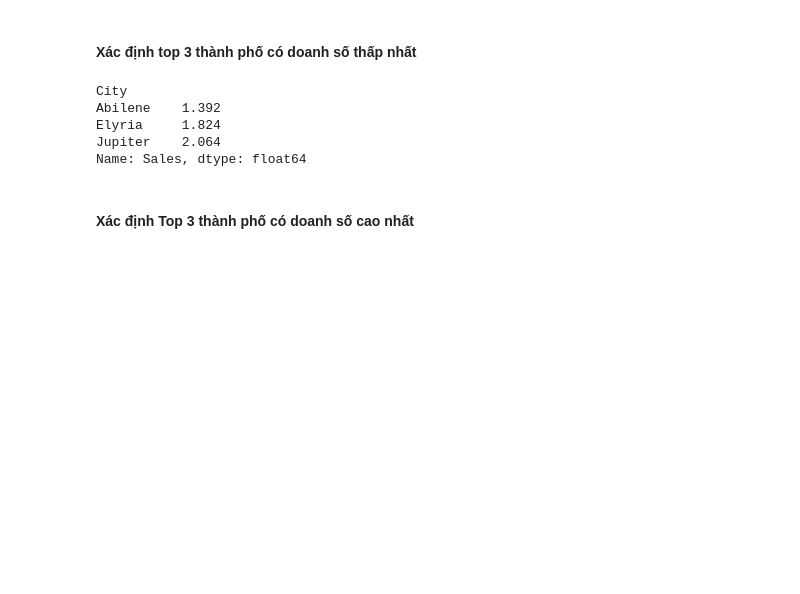
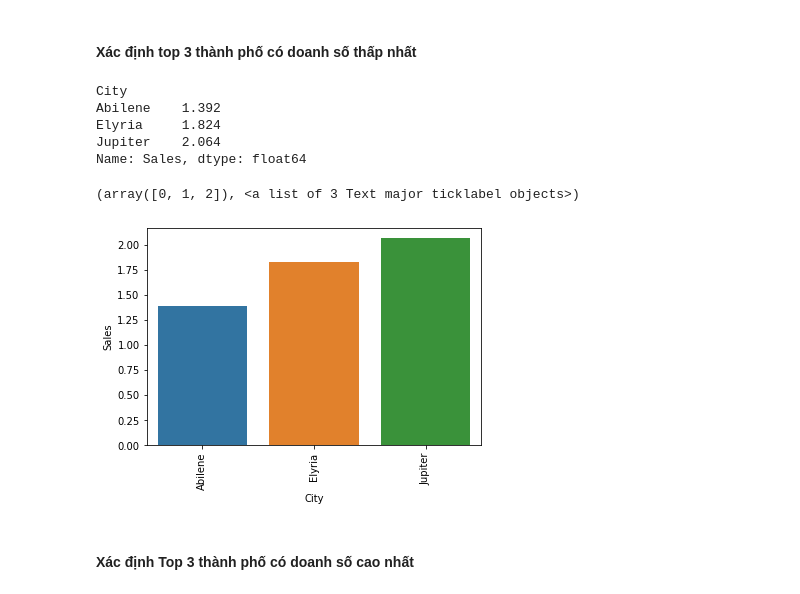
Before and after one commit to khanh22mse23057/python4engineer-assignments, a Jupyter notebook: FinalAssignments_Practice&Build_API_with_Superstore_Sales_Dataset_Analysis.ipynb, the cells around one changed output. Drawn from its saved outputs; the diff is of its cells as text; code cells hidden in the pictures; blank space fills up the shorter version.

```diff
--- a/FinalAssignments_Practice&Build_API_with_Superstore_Sales_Dataset_Analysis.ipynb
+++ b/FinalAssignments_Practice&Build_API_with_Superstore_Sales_Dataset_Analysis.ipynb
@@ -240,13 +272,19 @@ revenue_by_city = revenue_by_city_data.plot()
 #### Xác định top 3 thành phố có doanh số thấp nhất
 # %%
 # Top 3 City with lowest revenue
-print(revenue_by_city_data.nsmallest(3))
+worst_sales_city = revenue_by_city_data.nsmallest(3)
+print(worst_sales_city)
+
+sns.barplot(x='City',y='Sales',data=revenue_by_city_data.nsmallest(3).reset_index())
+plt.xticks(rotation = 'vertical')
 # %% [output]
 City
 Abilene    1.392
 Elyria     1.824
 Jupiter    2.064
 Name: Sales, dtype: float64
+(array([0, 1, 2]), <a list of 3 Text major ticklabel objects>)
+[figure, added]
 # %% [markdown]
 #### Xác định Top 3 thành phố có doanh số cao nhất
 # %%
```
Also changed, not shown: parts of 16 cells of this notebook.
